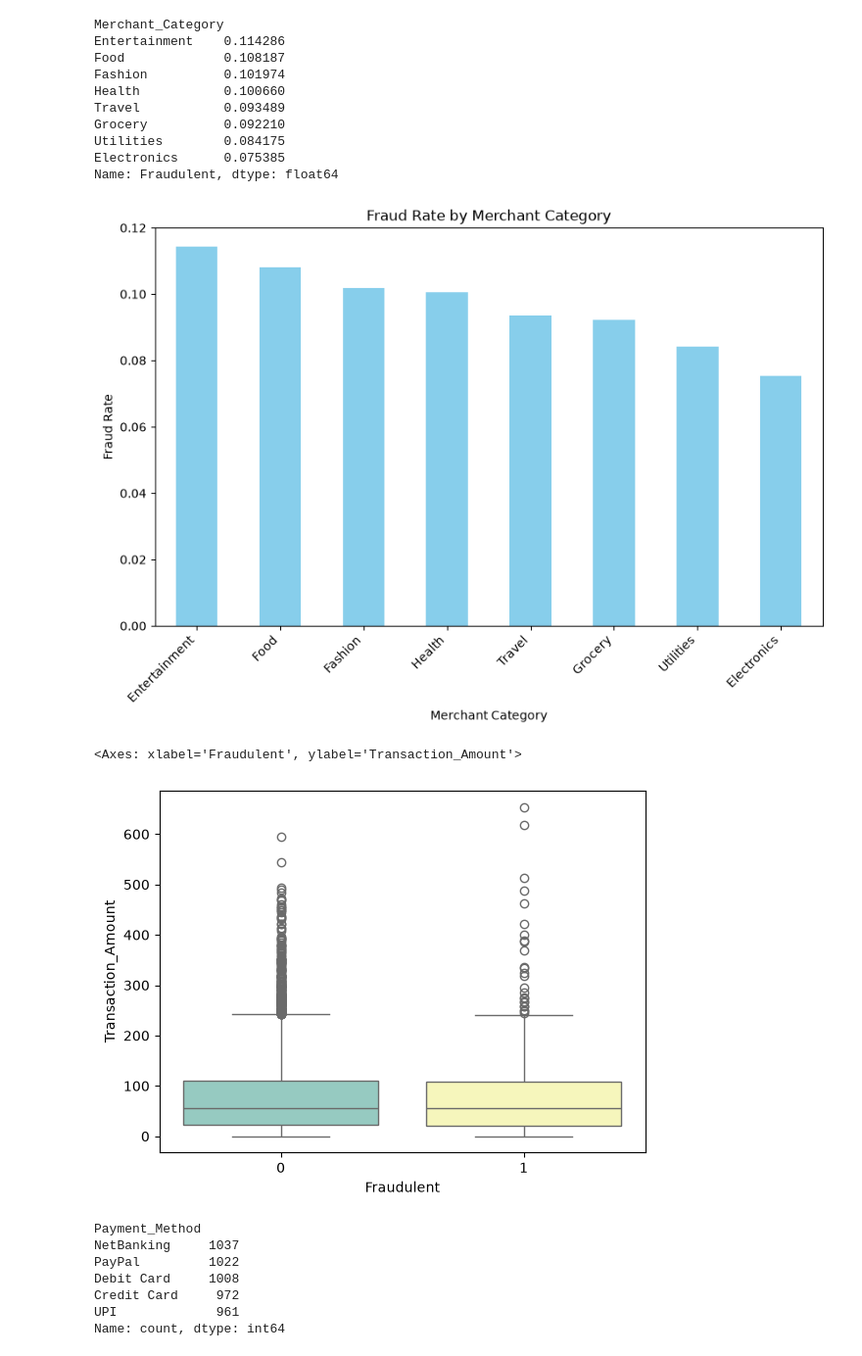
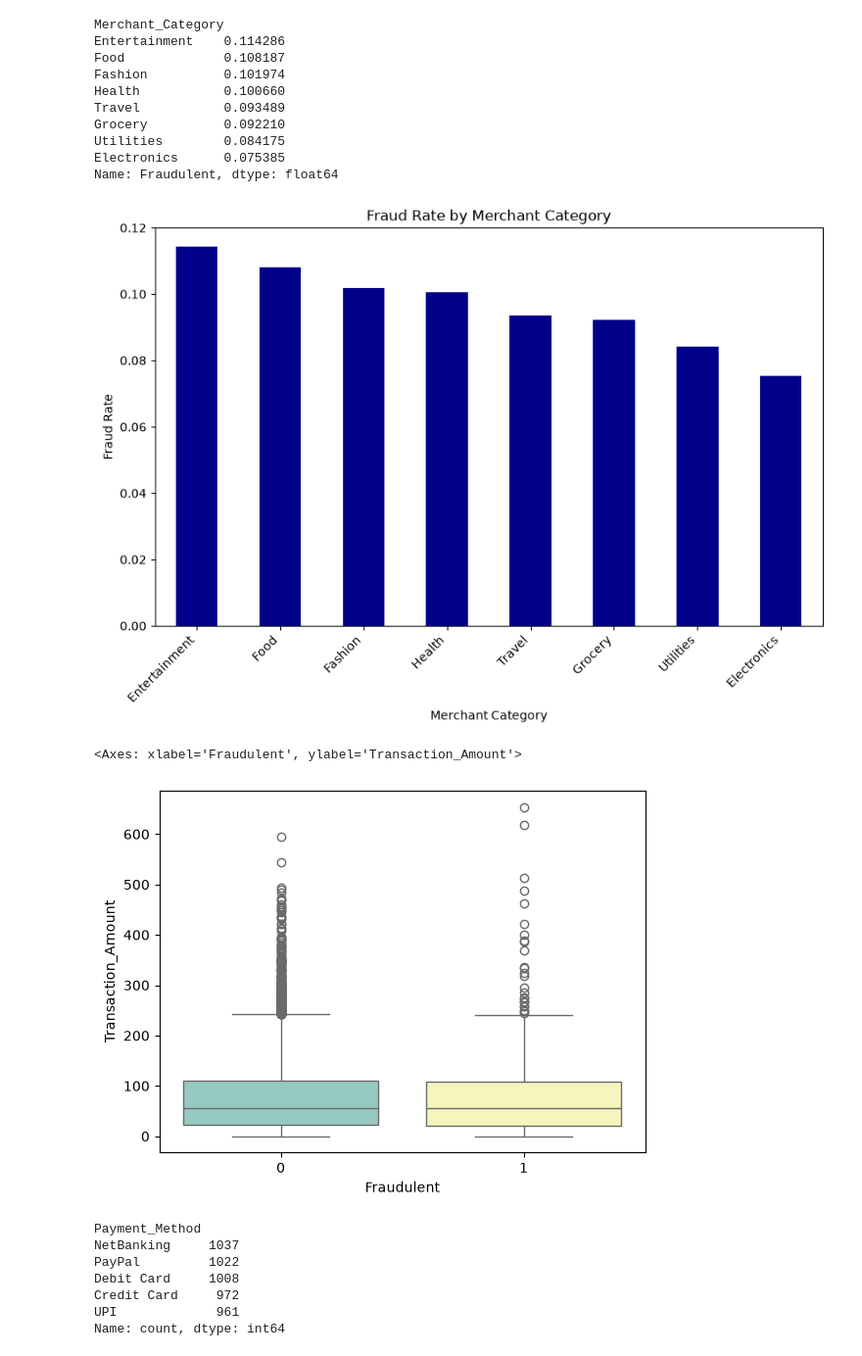
Before and after one commit to umairr-95/Financial-Fraud-Detection-Model-with-Dashboard, a Jupyter notebook: notebooks/EDA.ipynb, the cells around one changed output. Shown at 98% size. Cells and saved outputs as stored; diff of their text form; code cells hidden in the pictures.

```diff
--- a/EDA.ipynb
+++ b/notebooks/EDA.ipynb
@@ -61,0 +83,5 @@ Name: count, dtype: int64
+# %%
+df = pd.read_csv("D:\\Fraud Detection model project 2\\Raw_dataset\\financial_fraud_detection_cleaned.csv")
+
+print(df["Transaction_Date"].head(10))
+print(df["Transaction_Date"].dtype)
@@ -61,0 +101,6 @@ Name: count, dtype: int64
+# %%
+df["Transaction_Date"] = pd.to_datetime(
+    df["Transaction_Date"],
+    format="%Y-%m-%d %H:%M:%S",
+    errors="coerce"
+)
@@ -155,16 +213,16 @@ Electronics      0.075385
 Name: Fraudulent, dtype: float64
 # %%
 plt.figure(figsize=(10, 6))
-merchant_fraud_rate.plot(kind='bar', color='skyblue')
+merchant_fraud_rate.plot(kind='bar', color='darkblue')
 plt.title('Fraud Rate by Merchant Category')
 plt.xlabel('Merchant Category')
 plt.ylabel('Fraud Rate')
 plt.xticks(rotation=45, ha='right')
 plt.show()
 
 sns.boxplot(data=df, x='Fraudulent', y='Transaction_Amount', hue='Fraudulent', palette='Set3', legend=False)
 # %% [output]
-[figure, old version]
+[figure, new version]
 <Axes: xlabel='Fraudulent', ylabel='Transaction_Amount'>
 [figure]
 # %%
```
Also changed, not shown: parts of 22 cells of this notebook, 3 other files.
